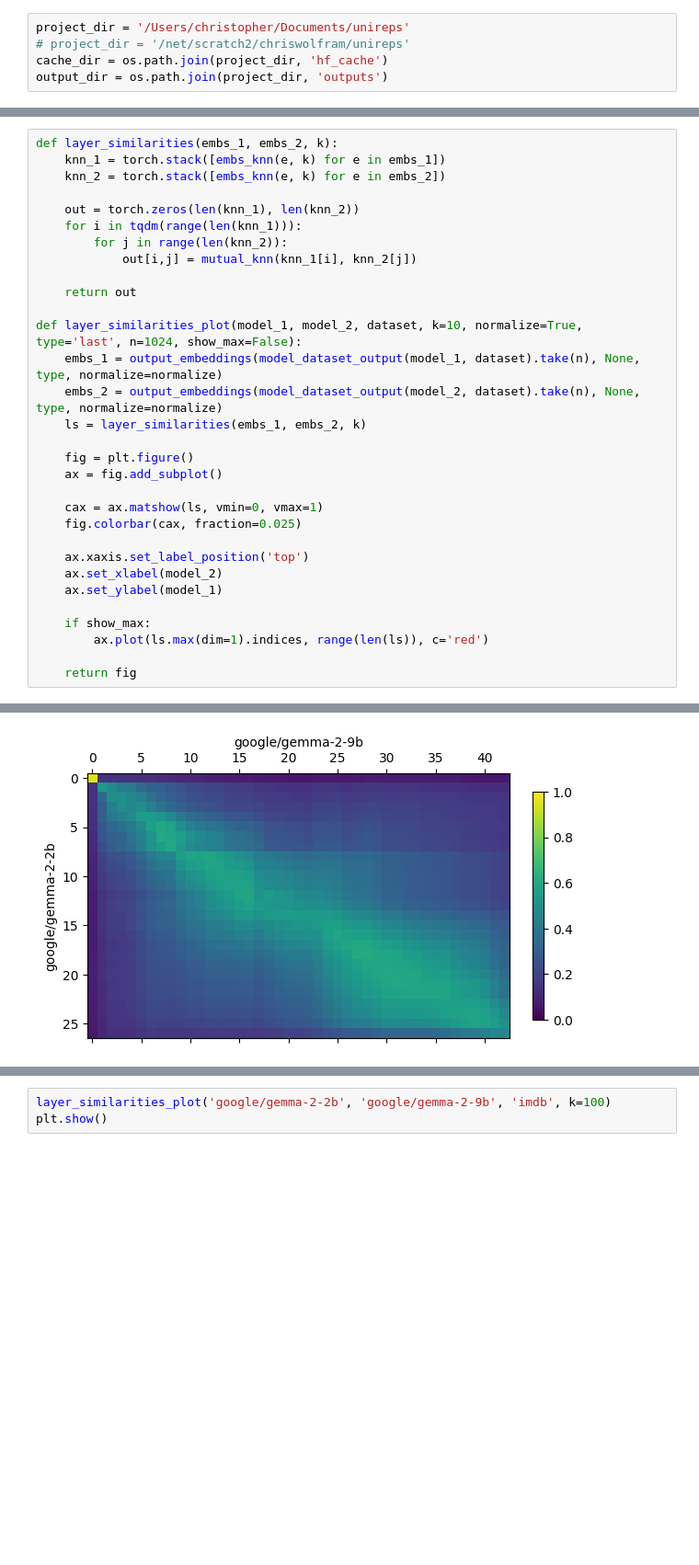
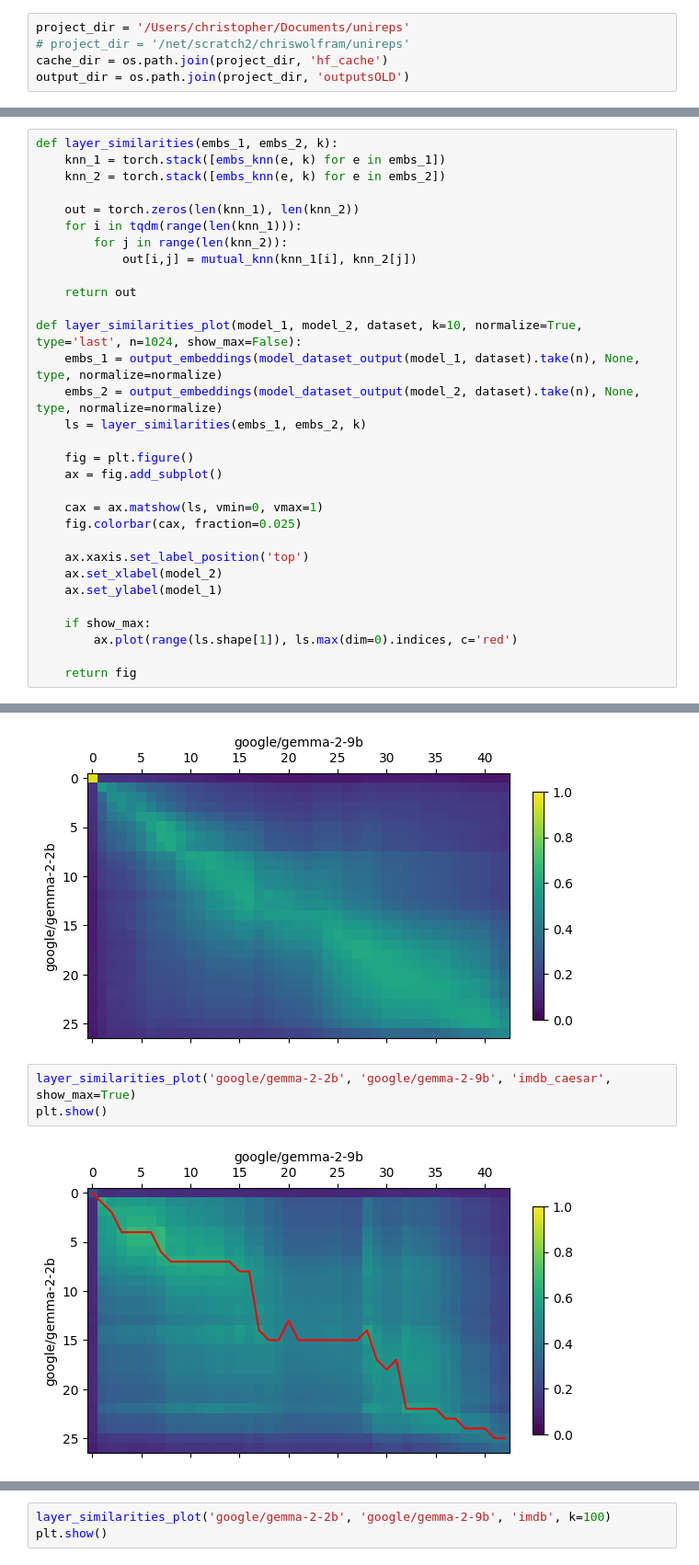
Before and after one commit to chriswolfram/unireps, a Jupyter notebook: notebooks/unireps-2.ipynb, the cells around one changed output, grey strips where cells are left out. Shown at 92% size. Drawn from its saved outputs; the diff is of its cells as text; blank space fills up the shorter version.

Commit message:
Added web_text to the list of datasets to generating embeddings for.
Added some layer-by-layer matrix plots for the random strings and Caesar IMDB datasets.

```diff
--- a/notebooks/unireps-2.ipynb
+++ b/notebooks/unireps-2.ipynb
@@ -15,7 +15,7 @@ datasets.disable_caching()
 project_dir = '/Users/christopher/Documents/unireps'
 # project_dir = '/net/scratch2/chriswolfram/unireps'
 cache_dir = os.path.join(project_dir, 'hf_cache')
-output_dir = os.path.join(project_dir, 'outputs')
+output_dir = os.path.join(project_dir, 'outputsOLD')
 # %%
 def output_name(model_name, dataset_name):
     return '{}---{}'.format(model_name.replace('/', '__'), dataset_name)
@@ -173,7 +173,7 @@ def layer_similarities_plot(model_1, model_2, dataset, k=10, normalize=True, typ
     ax.set_ylabel(model_1)
 
     if show_max:
-        ax.plot(ls.max(dim=1).indices, range(len(ls)), c='red')
+        ax.plot(range(ls.shape[1]), ls.max(dim=0).indices, c='red')
 
     return fig
 # %%
@@ -190,3 +190,8 @@ layer_similarities_plot('google/gemma-2-2b', 'google/gemma-2-9b', 'imdb')
 plt.show()
 # %% [output]
 [figure]
+# %%
+layer_similarities_plot('google/gemma-2-2b', 'google/gemma-2-9b', 'imdb_caesar', show_max=True)
+plt.show()
+# %% [output]
+[figure, added]
```
Also changed, not shown: parts of 1 cell of this notebook, 1 other file.
